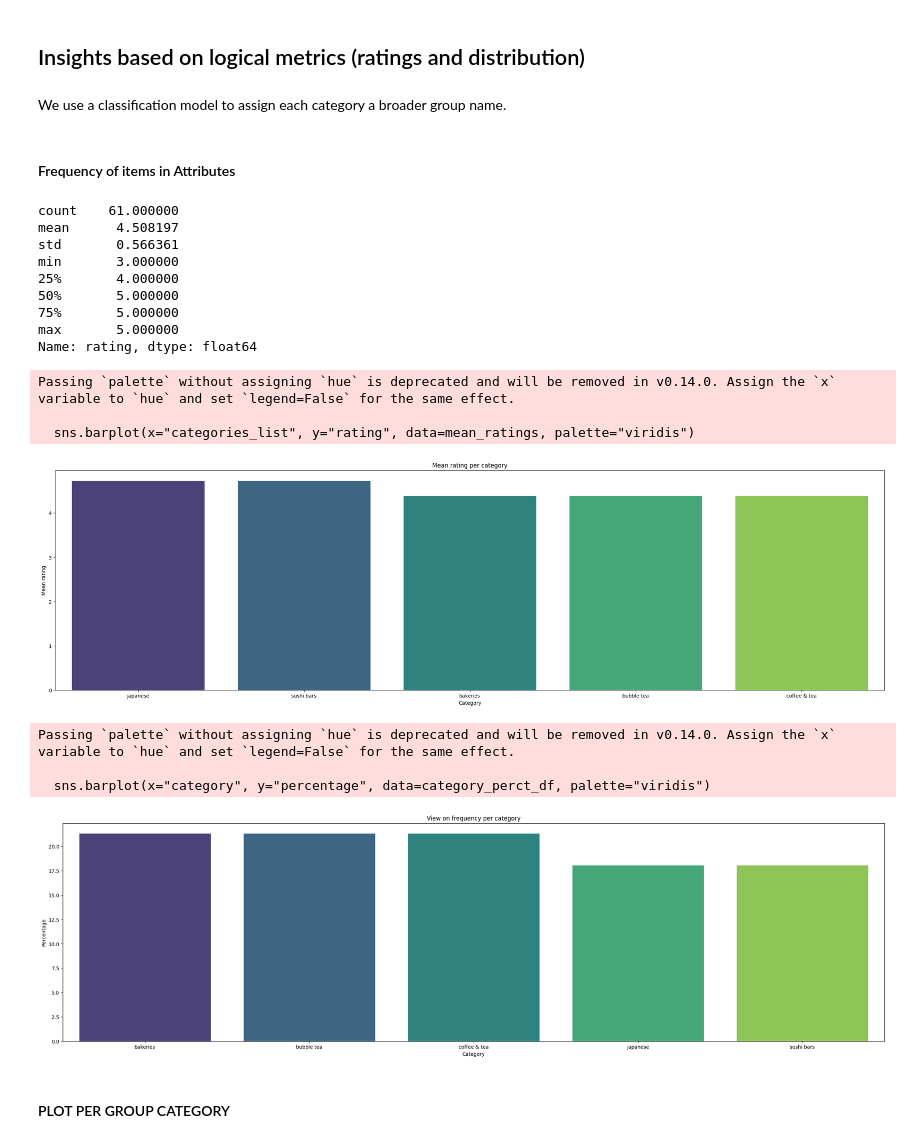
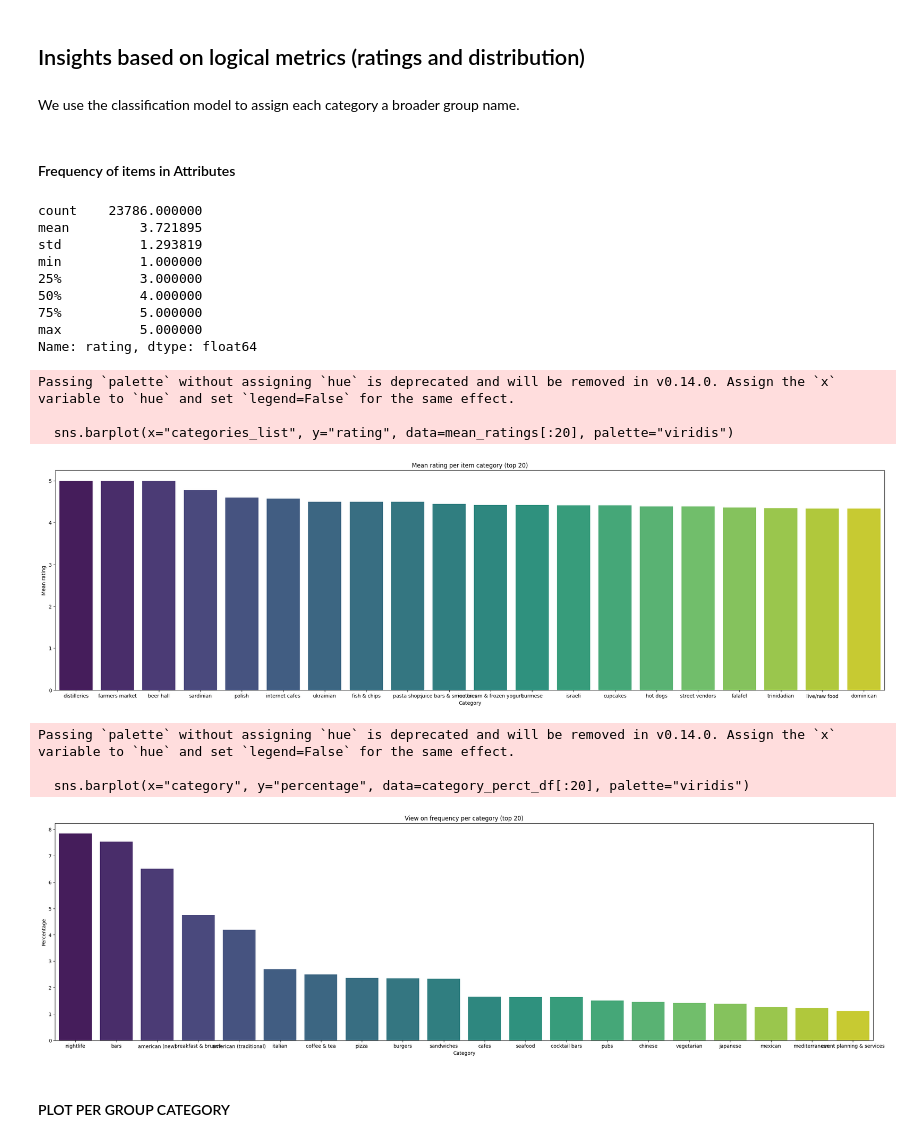
Before and after one commit to Kamiryu/nlp-customer-review-analysis, a Jupyter notebook: task2_clean.ipynb, the cells around one changed output. Drawn from its saved outputs; the diff is of its cells as text; code cells hidden in the pictures.

```diff
--- a/task2_clean.ipynb
+++ b/task2_clean.ipynb
@@ -101,9 +100,9 @@ See the caveats in the documentation: https://pandas.pydata.org/pandas-docs/stab
   df_3["token_3"] = df_3["text"].apply(lambda x: " ".join(x.split()[250:375]))
 # %%
 # To do: removed
-df_1 = df_1[:100]
-df_2 = df_2[:100]
-df_3 = df_3[:100]
+df_1 = df_1[:2000]
+df_2 = df_2[:2000]
+df_3 = df_3[:2000]
 
 # To do: Move to Helper
 def sentiment(text):
@@ -129,3 +128,4 @@ df_3 = df_3.drop(columns=["token_1", "sentiment_1", "token_2", "sentiment_2","to
 # Unify the datasets
 df_data = pd.concat([df_1, df_2, df_3], ignore_index=True)
 df_data.head()
+df_data_full = df_data.copy()
@@ -167,60 +158,59 @@ CategoryLabel
 # Mapping the group to the categories
 categories_individ_df["group_categorie"] = categories_individ_df["categories_list"].map(CategoryLabel)
 # %% [markdown]
-We use a classification model to assign each category a broader group name.
+We use the classification model to assign each category a broader group name.
 # %% [markdown]
 #### Frequency of items in Attributes
 # %%
-# See the distribution of ratings in Philadelphia
-# TO DO : Should decide on the threshold for the ratings.
+# See the distribution of ratings
 categories_individ_df["rating"].describe()
 # %% [output]
-count    61.000000
-mean      4.508197
-std       0.566361
-min       3.000000
-25%       4.000000
-50%       5.000000
-75%       5.000000
-max       5.000000
+count    23786.000000
+mean         3.721895
+std          1.293819
+min          1.000000
+25%          3.000000
+50%          4.000000
+75%          5.000000
+max          5.000000
 Name: rating, dtype: float64
 # %%
 ############################################################
 # Averaging the ratings per category
 
 # Plot
 mean_ratings = categories_individ_df.groupby("categories_list")["rating"].mean().reset_index()
-mean_ratings = mean_ratings.sort_values(by="rating", ascending=False)[:20]
+mean_ratings = mean_ratings.sort_values(by="rating", ascending=False)
 plt.figure(figsize=(30, 8))
-plt.title("Mean rating per category")
-sns.barplot(x="categories_list", y="rating", data=mean_ratings, palette="viridis")
+plt.title("Mean rating per item category (top 20)")
+sns.barplot(x="categories_list", y="rating", data=mean_ratings[:20], palette="viridis")
 plt.xlabel("Category")
 plt.ylabel("Mean rating")
 plt.show()
 
 ############################################################
 # Percentage per category
 category_counts = categories_individ_df["categories_list"].value_counts()
 category_percent = (category_counts / category_counts.sum()) * 100
 
 # Plot
-category_perct_df = category_percent.reset_index()[:20]
+category_perct_df = category_percent.reset_index()
 category_perct_df.columns = ["category", "percentage"]
 plt.figure(figsize=(30, 8))
-plt.title("View on frequency per category")
-sns.barplot(x="category", y="percentage", data=category_perct_df, palette="viridis")
+plt.title("View on frequency per category (top 20)")
+sns.barplot(x="category", y="percentage", data=category_perct_df[:20], palette="viridis")
 plt.xlabel("Category")
 plt.ylabel("Percentage")
 plt.show()
 # %% [output]
 Passing `palette` without assigning `hue` is deprecated and will be removed in v0.14.0. Assign the `x` variable to `hue` and set `legend=False` for the same effect.
 
-  sns.barplot(x="categories_list", y="rating", data=mean_ratings, palette="viridis")
+  sns.barplot(x="categories_list", y="rating", data=mean_ratings[:20], palette="viridis")
-[figure, old version]
+[figure, new version]
 Passing `palette` without assigning `hue` is deprecated and will be removed in v0.14.0. Assign the `x` variable to `hue` and set `legend=False` for the same effect.
 
-  sns.barplot(x="category", y="percentage", data=category_perct_df, palette="viridis")
+  sns.barplot(x="category", y="percentage", data=category_perct_df[:20], palette="viridis")
-[figure, old version]
+[figure, new version]
 # %% [markdown]
 #### PLOT PER GROUP CATEGORY
 # %%
```
Also changed, not shown: parts of 36 cells of this notebook.
